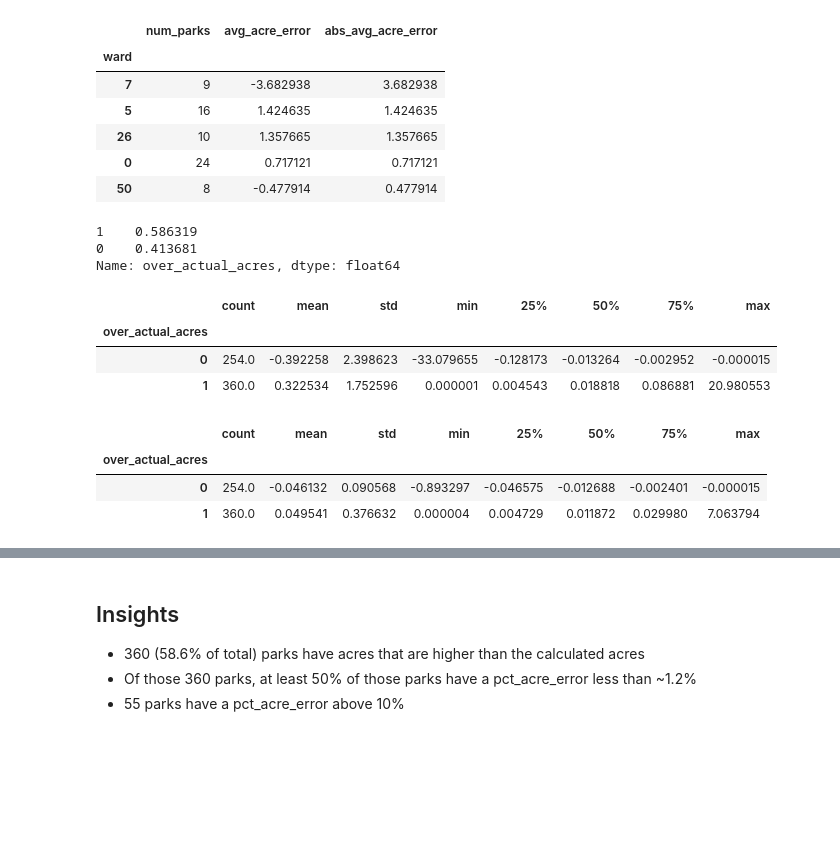
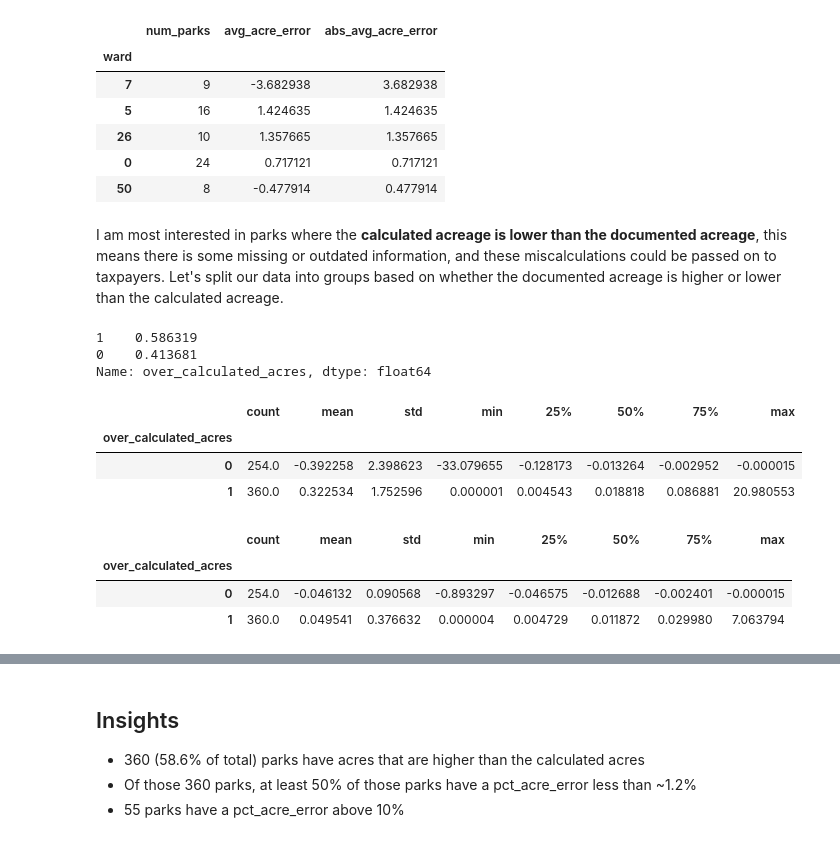
Before and after one commit to EricHeidbreder/ChicagoData, a Jupyter notebook: Chicago_Parks/EDA_Parks.ipynb, the cells around one changed output, grey strips where cells are left out. Cells and saved outputs as stored; diff of their text form; code cells hidden in the pictures; blank space fills up the shorter version.

```diff
--- a/Chicago_Parks/EDA_Parks.ipynb
+++ b/Chicago_Parks/EDA_Parks.ipynb
@@ -117,26 +107,28 @@ error_df.sort_values(by='abs_avg_acre_error', ascending=False).head(5)
 | 26 | 10 | 1.357665 | 1.357665 |
 | 0 | 24 | 0.717121 | 0.717121 |
 | 50 | 8 | -0.477914 | 0.477914 |
+# %% [markdown]
+I am most interested in parks where the **calculated acreage is lower than the documented acreage**, this means there is some missing or outdated information, and these miscalculations could be passed on to taxpayers. Let's split our data into groups based on whether the documented acreage is higher or lower than the calculated acreage.
 # %%
-parks['over_actual_acres'] = np.where(parks['acre_error'] > 0, 1, 0)
+parks['over_calculated_acres'] = np.where(parks['acre_error'] > 0, 1, 0)
 # %%
-parks['over_actual_acres'].value_counts(normalize=True)
+parks['over_calculated_acres'].value_counts(normalize=True)
 # %% [output]
 1    0.586319
 0    0.413681
-Name: over_actual_acres, dtype: float64
+Name: over_calculated_acres, dtype: float64
 # %%
-parks.groupby('over_actual_acres').describe()['acre_error']
+parks.groupby('over_calculated_acres').describe()['acre_error']
 # %% [output]
 |  | count | mean | std | min | 25% | 50% | 75% | max |
-| over_actual_acres |  |  |  |  |  |  |  |  |
+| over_calculated_acres |  |  |  |  |  |  |  |  |
 | 0 | 254.0 | -0.392258 | 2.398623 | -33.079655 | -0.128173 | -0.013264 | -0.002952 | -0.000015 |
 | 1 | 360.0 | 0.322534 | 1.752596 | 0.000001 | 0.004543 | 0.018818 | 0.086881 | 20.980553 |
 # %%
-parks.groupby('over_actual_acres').describe()['pct_acre_error']
+parks.groupby('over_calculated_acres').describe()['pct_acre_error']
 # %% [output]
 |  | count | mean | std | min | 25% | 50% | 75% | max |
-| over_actual_acres |  |  |  |  |  |  |  |  |
+| over_calculated_acres |  |  |  |  |  |  |  |  |
 | 0 | 254.0 | -0.046132 | 0.090568 | -0.893297 | -0.046575 | -0.012688 | -0.002401 | -0.000015 |
 | 1 | 360.0 | 0.049541 | 0.376632 | 0.000004 | 0.004729 | 0.011872 | 0.029980 | 7.063794 |
 # %%
```
Also changed, not shown: parts of 21 cells of this notebook.
